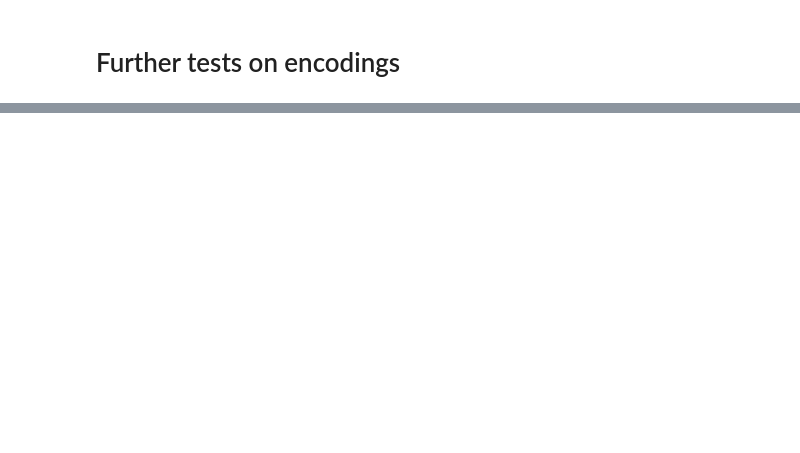
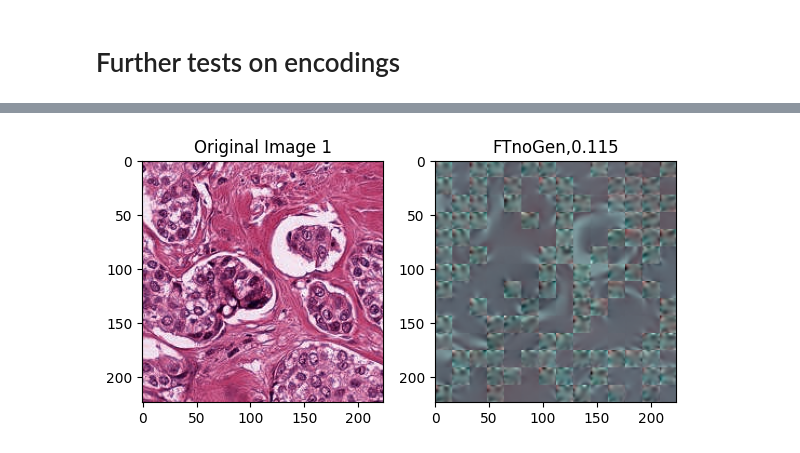
Before and after one commit to SeibelT/multimodal_survival_prediction, a Jupyter notebook: Encoding_Explained.ipynb, the cells around one changed output, grey strips where cells are left out. Saved outputs shown, nothing was run; the diff lists cells and outputs as text; code cells hidden in the pictures; blank space fills up the shorter version.

```diff
--- a/Encoding_Explained.ipynb
+++ b/Encoding_Explained.ipynb
@@ -907,0 +970,5 @@ tensor([], size=(10, 0, 192))
+# %%
+checkpoint_path = "/home/seibel/maetiny_ft100eps_brca_histo/lightning_logs/9lw187hl/checkpoints/epoch=48-step=88641.ckpt"
+model_pl =  VitTiny(lr=0.01,ckpt_path=None,ffcv=False)
+model_pl.load_from_checkpoint(checkpoint_path)
+checkpoint_torch = torch.load(checkpoint_path)
@@ -907,0 +1017,6 @@ tensor([], size=(10, 0, 192))
+# %%
+#loading the weights from checkpoint with torch load to the model seems to load the correct weights
+model4.load_state_dict(checkpoint_torch["state_dict"])
+for name,parameter in model4.named_parameters():
+    if name =="model.blocks.0.attn.qkv.weight":
+        print(parameter)
@@ -907,0 +1033,32 @@ tensor([], size=(10, 0, 192))
+# %%
+i = 1
+mask_ratio=0.5
+tile = transform(Image.open(tilepaths[i])).unsqueeze(0) #x
+coordinate = coords[i] # coords
+batch = [tile]
+
+
+batch = (tile)
+
+#seed
+noise = torch.rand(1, 14*14)  # noise in [0, 1]
+ids_shuffle = torch.argsort(noise, dim=1)
+
+latent,pred,loss_MAE = model4.encodedecode(batch,ids_shuffle,mask_ratio)
+
+mu = torch.amin(pred,(2,3)).squeeze(0) #output.min(dim=(0,2))
+sig = (torch.amax(pred,(2,3))- mu).squeeze(0)   #output.max(dim=(0,2)) - mu
+backtransform =  transforms.Compose([transforms.Normalize(mean=mu,std=sig),
+                                    transforms.ToPILImage()
+                                ]
+                            )
+
+
+fig, ax = plt.subplots(1,2,figsize=(6,6))
+ax[0].imshow(Image.open(tilepaths[i]))
+ax[1].imshow(backtransform(pred.squeeze(0)))
+ax[0].set_title(f"Original Image {i}")
+ax[1].set_title(f"FTnoGen,{round(loss_MAE.item(),4)}")
+fig.tight_layout()
+# %% [output]
+[figure, added]
```
Also changed, not shown: parts of 26 cells of this notebook, 9 other files.
